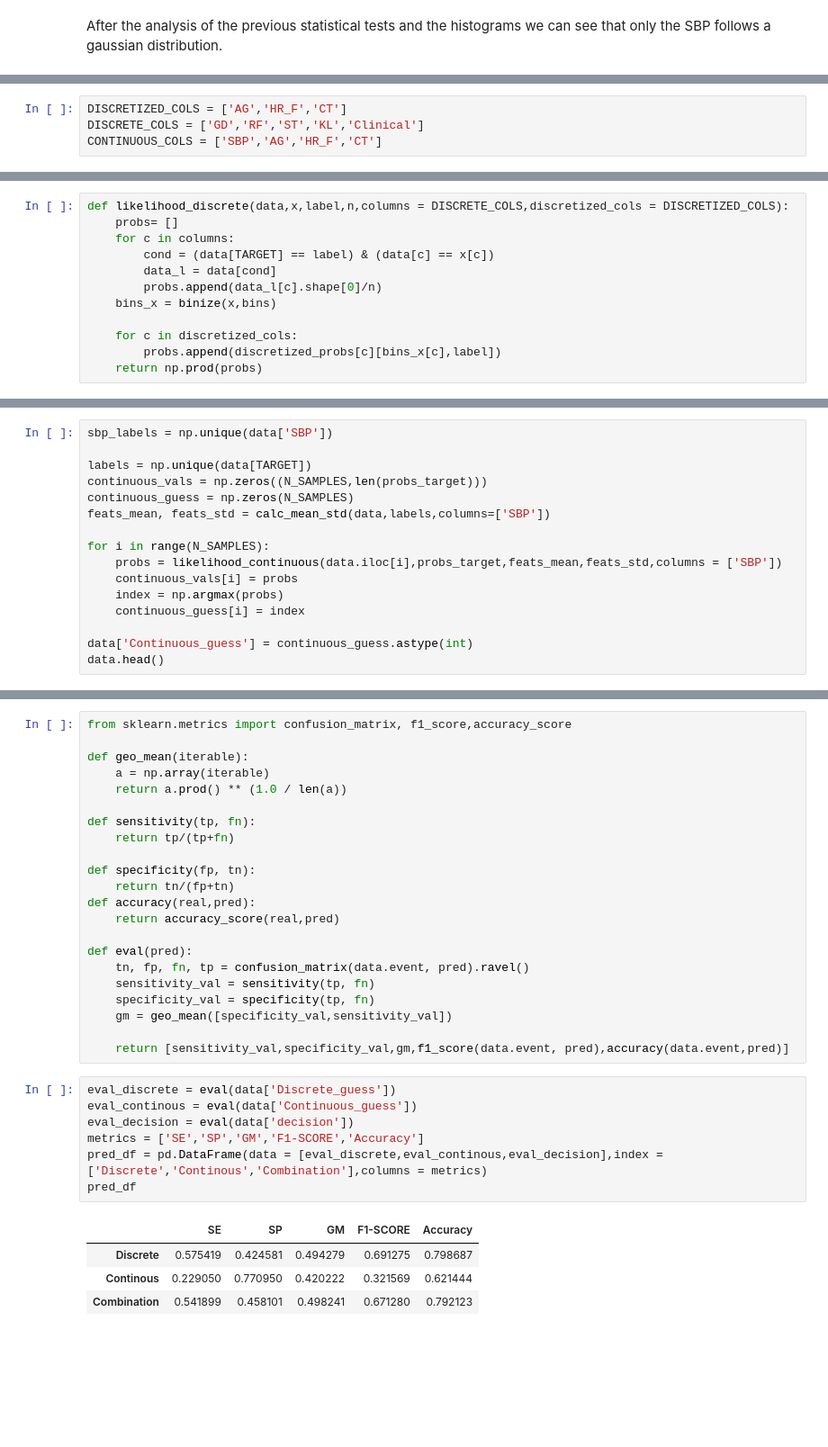
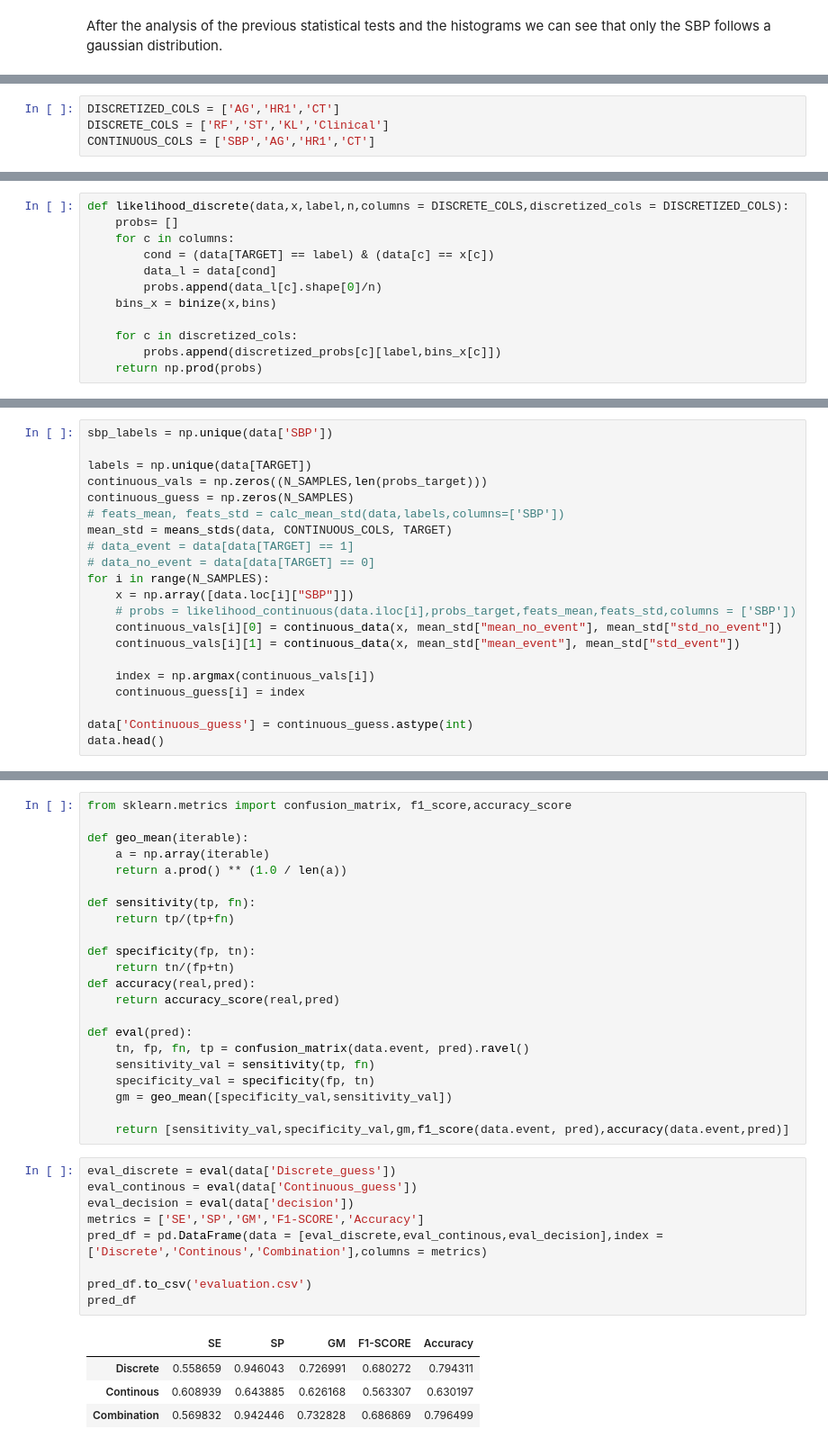
Before and after one commit to therealAlex23/Data-Fusion-in-Data-Analysis, a Jupyter notebook: Part-II/Projeto.ipynb, the cells around one changed output, grey strips where cells are left out. Shown at 90% size. Cells and saved outputs as stored; diff of their text form; blank space fills up the shorter version.

```diff
--- a/Part-II/Projeto.ipynb
+++ b/Part-II/Projeto.ipynb
@@ -315,4 +368,4 @@ discretized_probs = discretize(data, bins)
 # %%
-DISCRETIZED_COLS = ['AG','HR_F','CT']
-DISCRETE_COLS = ['GD','RF','ST','KL','Clinical']
-CONTINUOUS_COLS = ['SBP','AG','HR_F','CT']
+DISCRETIZED_COLS = ['AG','HR1','CT']
+DISCRETE_COLS = ['RF','ST','KL','Clinical']
+CONTINUOUS_COLS = ['SBP','AG','HR1','CT']
@@ -326,7 +382,7 @@ def likelihood_discrete(data,x,label,n,columns = DISCRETE_COLS,discretized_cols
     bins_x = binize(x,bins)
 
     for c in discretized_cols:
-        probs.append(discretized_probs[c][bins_x[c],label])
+        probs.append(discretized_probs[c][label,bins_x[c]])
     return np.prod(probs)
 # %%
 labels_size = data[TARGET].value_counts()
@@ -401,12 +505,17 @@ sbp_labels = np.unique(data['SBP'])
 labels = np.unique(data[TARGET])
 continuous_vals = np.zeros((N_SAMPLES,len(probs_target)))
 continuous_guess = np.zeros(N_SAMPLES)
-feats_mean, feats_std = calc_mean_std(data,labels,columns=['SBP'])
+# feats_mean, feats_std = calc_mean_std(data,labels,columns=['SBP'])
+mean_std = means_stds(data, CONTINUOUS_COLS, TARGET)
+# data_event = data[data[TARGET] == 1]
+# data_no_event = data[data[TARGET] == 0]
+for i in range(N_SAMPLES):
+    x = np.array([data.loc[i]["SBP"]])
+    # probs = likelihood_continuous(data.iloc[i],probs_target,feats_mean,feats_std,columns = ['SBP'])
+    continuous_vals[i][0] = continuous_data(x, mean_std["mean_no_event"], mean_std["std_no_event"])
+    continuous_vals[i][1] = continuous_data(x, mean_std["mean_event"], mean_std["std_event"])
 
-for i in range(N_SAMPLES):
-    probs = likelihood_continuous(data.iloc[i],probs_target,feats_mean,feats_std,columns = ['SBP'])
-    continuous_vals[i] = probs
-    index = np.argmax(probs)
+    index = np.argmax(continuous_vals[i])
     continuous_guess[i] = index
 
 data['Continuous_guess'] = continuous_guess.astype(int)
@@ -449,19 +585,21 @@ def accuracy(real,pred):
 def eval(pred):
     tn, fp, fn, tp = confusion_matrix(data.event, pred).ravel()
     sensitivity_val = sensitivity(tp, fn)
-    specificity_val = specificity(tp, fn)
+    specificity_val = specificity(fp, tn)
     gm = geo_mean([specificity_val,sensitivity_val])
 
     return [sensitivity_val,specificity_val,gm,f1_score(data.event, pred),accuracy(data.event,pred)]
 # %%
 eval_discrete = eval(data['Discrete_guess'])
 eval_continous = eval(data['Continuous_guess'])
 eval_decision = eval(data['decision'])
 metrics = ['SE','SP','GM','F1-SCORE','Accuracy']
 pred_df = pd.DataFrame(data = [eval_discrete,eval_continous,eval_decision],index = ['Discrete','Continous','Combination'],columns = metrics)
+
+pred_df.to_csv('evaluation.csv')
 pred_df
 # %% [output]
 |  | SE | SP | GM | F1-SCORE | Accuracy |
-| Discrete | 0.575419 | 0.424581 | 0.494279 | 0.691275 | 0.798687 |
-| Continous | 0.229050 | 0.770950 | 0.420222 | 0.321569 | 0.621444 |
-| Combination | 0.541899 | 0.458101 | 0.498241 | 0.671280 | 0.792123 |
+| Discrete | 0.558659 | 0.946043 | 0.726991 | 0.680272 | 0.794311 |
+| Continous | 0.608939 | 0.643885 | 0.626168 | 0.563307 | 0.630197 |
+| Combination | 0.569832 | 0.942446 | 0.732828 | 0.686869 | 0.796499 |
```
Also changed, not shown: parts of 34 cells of this notebook, 10 other files.
